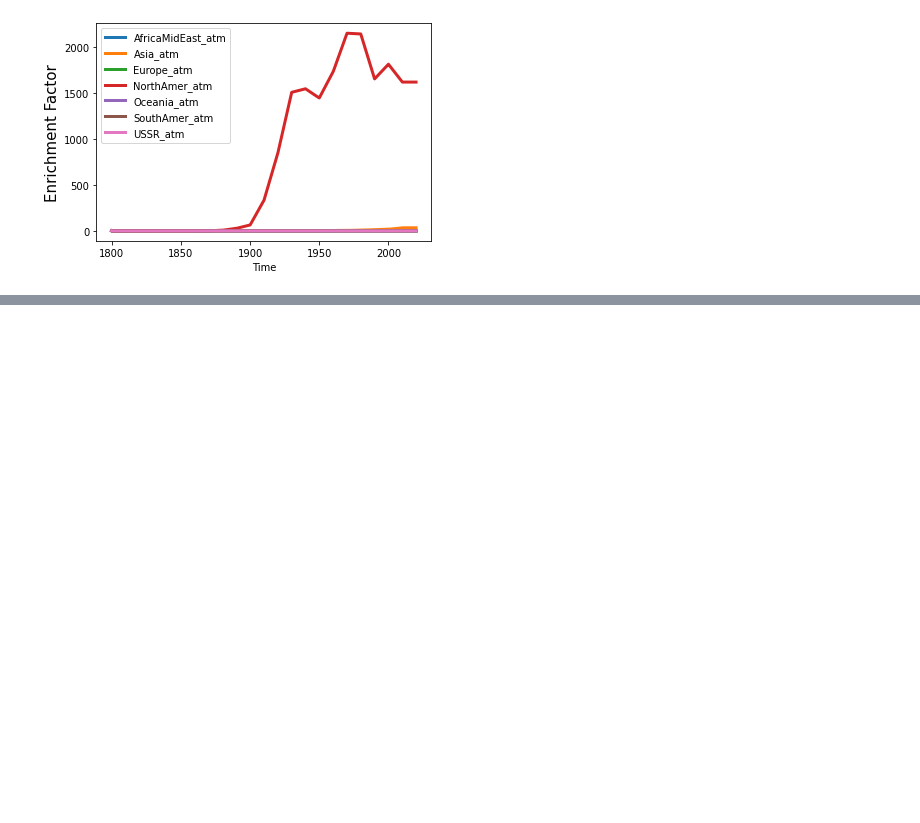
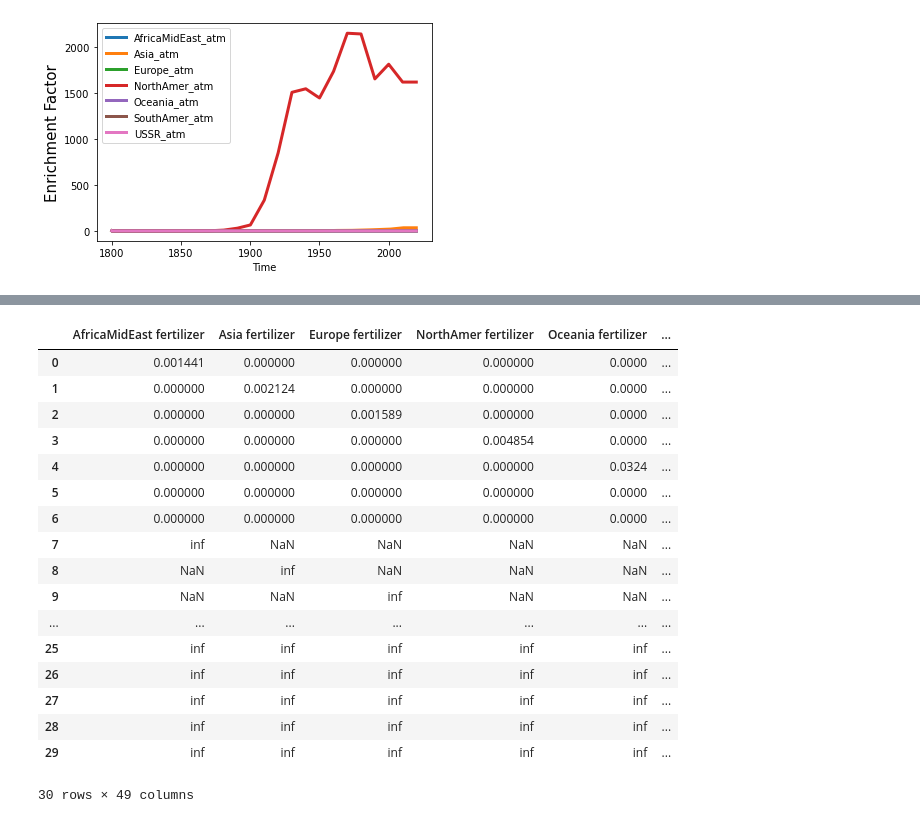
Before and after one commit to EileenRoseEgolf/ESE169, a Jupyter notebook: global_model.ipynb, the cells around one changed output, grey strips where cells are left out. Saved outputs shown, nothing was run; the diff lists cells and outputs as text; code cells hidden in the pictures; blank space fills up the shorter version.

```diff
--- a/global_model.ipynb
+++ b/global_model.ipynb
@@ -132,0 +189,21 @@ plt.legend();
+# %%
+Sensitivity_df
+# %% [output]
+|  | AfricaMidEast fertilizer | Asia fertilizer | Europe fertilizer | NorthAmer fertilizer | Oceania fertilizer | ... |
+| 0 | 0.001441 | 0.000000 | 0.000000 | 0.000000 | 0.0000 | ... |
+| 1 | 0.000000 | 0.002124 | 0.000000 | 0.000000 | 0.0000 | ... |
+| 2 | 0.000000 | 0.000000 | 0.001589 | 0.000000 | 0.0000 | ... |
+| 3 | 0.000000 | 0.000000 | 0.000000 | 0.004854 | 0.0000 | ... |
+| 4 | 0.000000 | 0.000000 | 0.000000 | 0.000000 | 0.0324 | ... |
+| 5 | 0.000000 | 0.000000 | 0.000000 | 0.000000 | 0.0000 | ... |
+| 6 | 0.000000 | 0.000000 | 0.000000 | 0.000000 | 0.0000 | ... |
+| 7 | inf | NaN | NaN | NaN | NaN | ... |
+| 8 | NaN | inf | NaN | NaN | NaN | ... |
+| 9 | NaN | NaN | inf | NaN | NaN | ... |
+| ... | ... | ... | ... | ... | ... | ... |
+| 25 | inf | inf | inf | inf | inf | ... |
+| 26 | inf | inf | inf | inf | inf | ... |
+| 27 | inf | inf | inf | inf | inf | ... |
+| 28 | inf | inf | inf | inf | inf | ... |
+| 29 | inf | inf | inf | inf | inf | ... |
+30 rows × 49 columns
```
Also changed, not shown: parts of 3 cells of this notebook.
